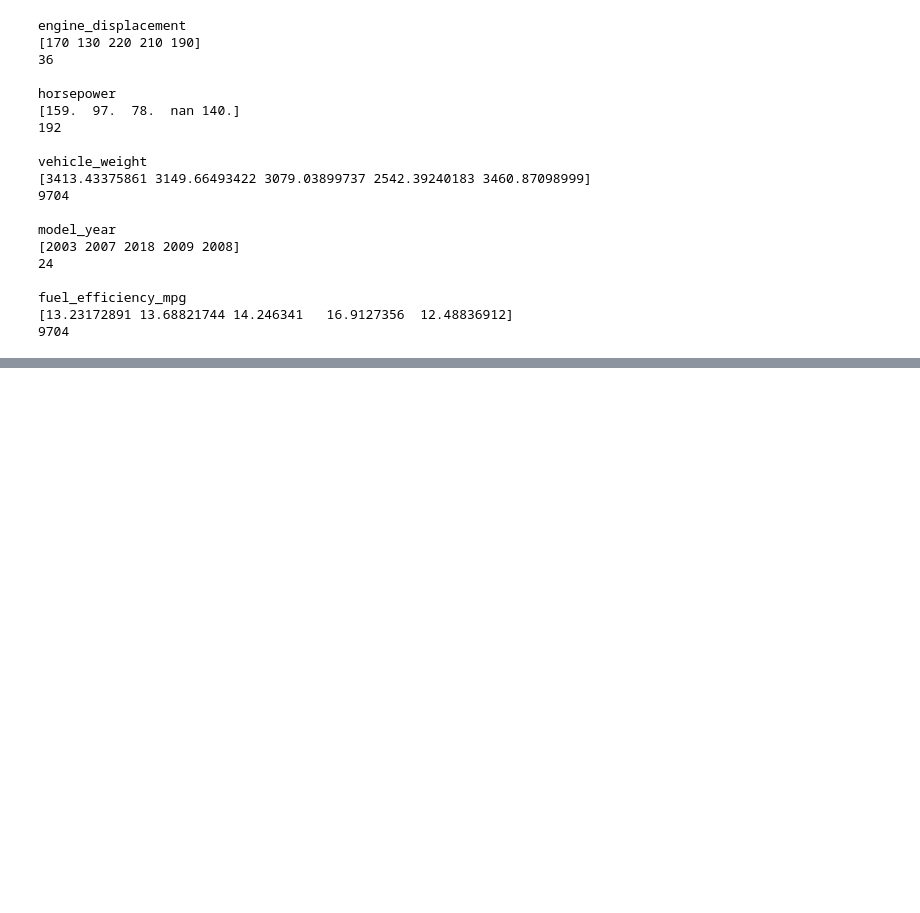
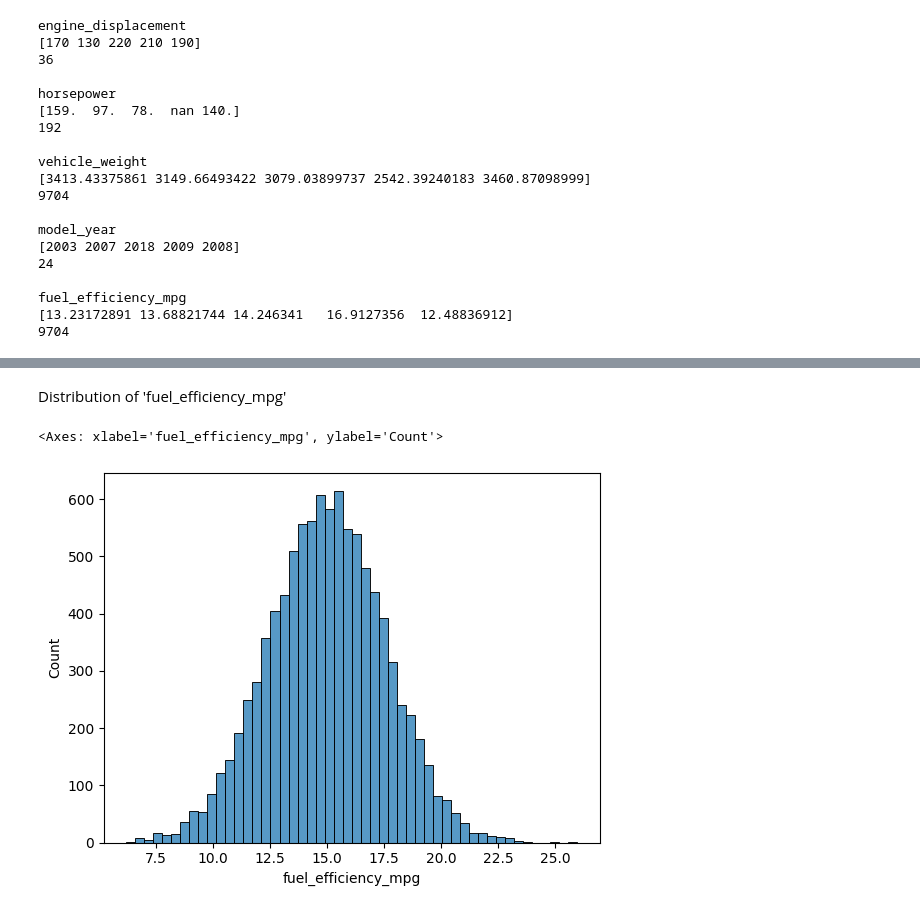
Before and after one commit to dscoder351/machine-learning-zoomcamp-hw2025, a Jupyter notebook: 02-regression/homework02.ipynb, the cells around one changed output, grey strips where cells are left out. Cells and saved outputs as stored; diff of their text form; code cells hidden in the pictures; blank space fills up the shorter version.

```diff
--- a/02-regression/homework02.ipynb
+++ b/02-regression/homework02.ipynb
@@ -87,0 +101,2 @@ fuel_efficiency_mpg
+# %% [markdown]
+Distribution of 'fuel_efficiency_mpg'
@@ -87,0 +109,6 @@ fuel_efficiency_mpg
+# %%
+# plotting the histogram for fuel efficiency
+sns.histplot(car_data.fuel_efficiency_mpg, bins=50)
+# %% [output]
+<Axes: xlabel='fuel_efficiency_mpg', ylabel='Count'>
+[figure, added]
```
Also changed, not shown: parts of 68 cells of this notebook.
